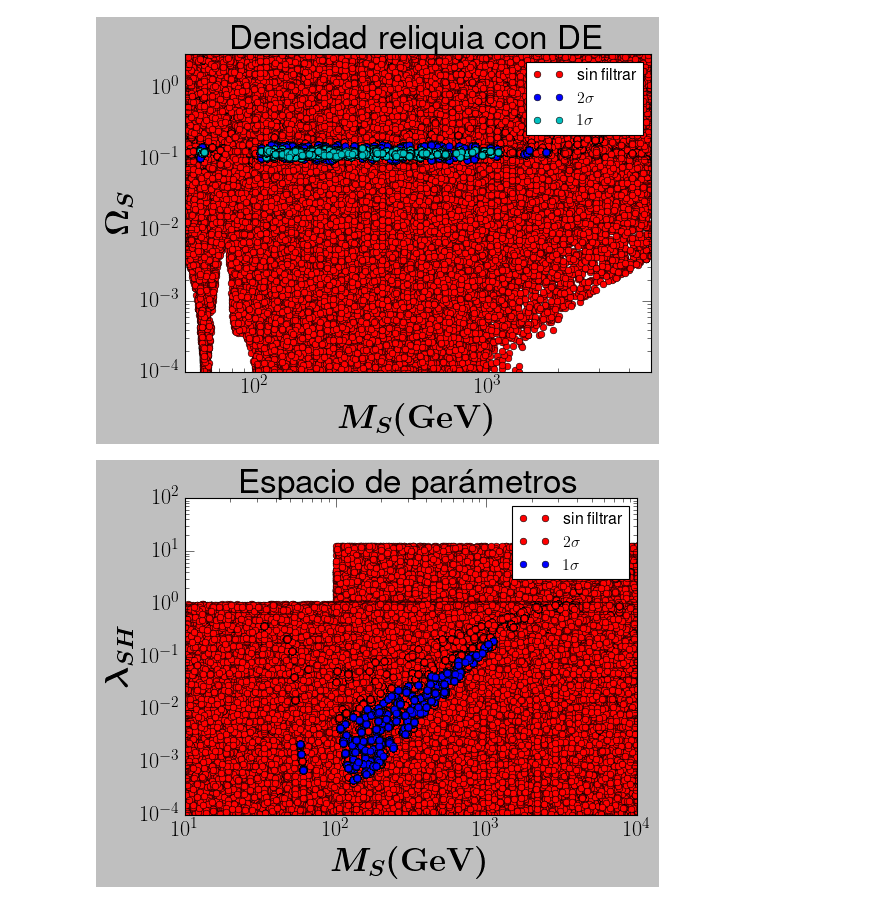
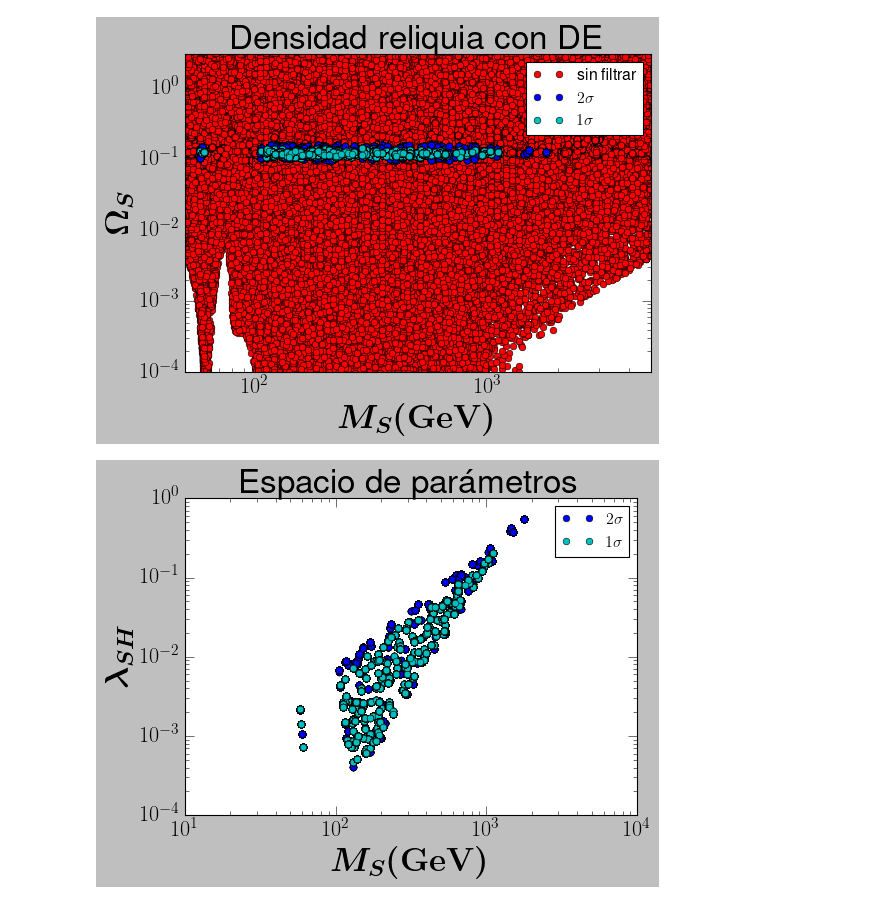
Before and after one commit to gadolfocastrillon/notebook_materiaOscura, a Jupyter notebook: micromegas_5.3.35/Modelos discretos de materia oscura.ipynb, the cells around one changed output. Cells and saved outputs as stored; diff of their text form; code cells hidden in the pictures.

```diff
--- a/micromegas_5.3.35/Modelos discretos de materia oscura.ipynb
+++ b/micromegas_5.3.35/Modelos discretos de materia oscura.ipynb
@@ -736,19 +954,19 @@ plt.tight_layout()
 [figure]
 # %%
 plt.figure(figsize=(7.2,5.5))
-plt.plot(ydata1['mS'],ydata1['laSH'],'ro',label='sin filtrar', markeredgecolor='black')
-plt.plot(ydata2['mS'],ydata2['laSH'],'ro',label='$2\sigma$', markeredgecolor='black')
-plt.plot(ydata3['mS'],ydata3['laSH'],'bo',label='$1\sigma$', markeredgecolor='black')
+#plt.plot(ydata1['mS'],ydata1['laSH'],'ro',label='sin filtrar', markeredgecolor='black')
+plt.plot(ydata2['mS'],ydata2['laSH'],'bo',label='$2\sigma$', markeredgecolor='black')
+plt.plot(ydata3['mS'],ydata3['laSH'],'co',label='$1\sigma$', markeredgecolor='black')
 plt.title(r'Espacio de parámetros',size=30)
 plt.xlabel(r'$\boldsymbol{M_{S}\rm(GeV)}$',size=30)
 plt.ylabel(r'$\boldsymbol{\lambda_{SH}}$',size=30)
 #plt.xlim(50,5000)
 #plt.ylim(1e-4,3e0)
 plt.xscale('log')
 plt.yscale('log')
 plt.legend()
 plt.xticks(fontsize=20)
 plt.yticks(fontsize=20)
 plt.tight_layout()
 # %% [output]
-[figure, old version]
+[figure, new version]
```
Also changed, not shown: parts of 39 cells of this notebook.
